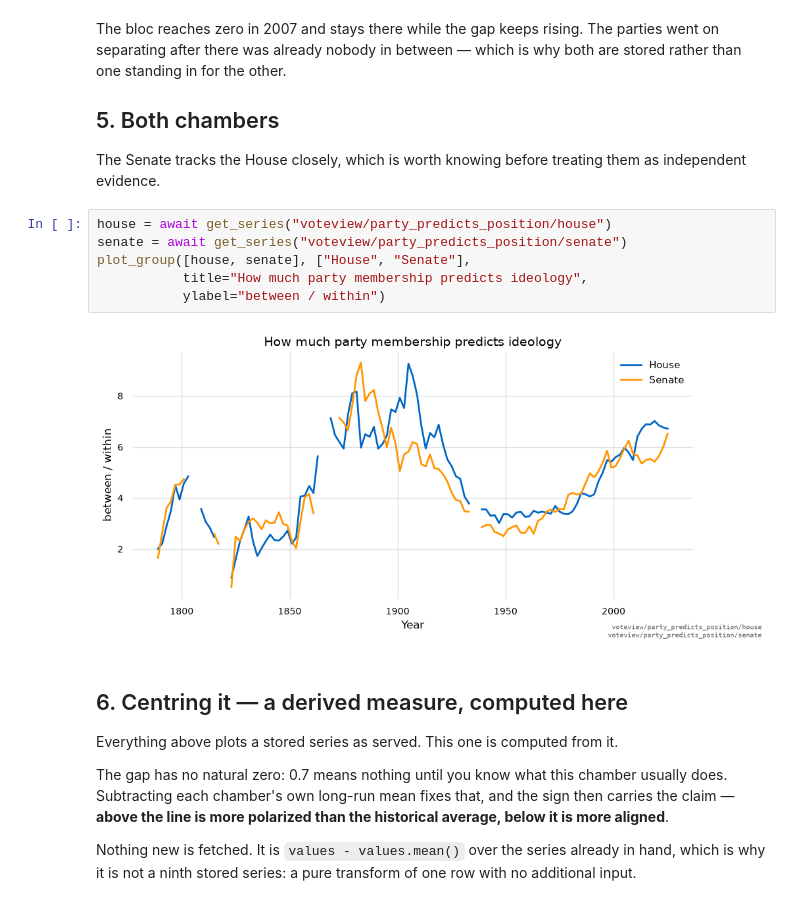
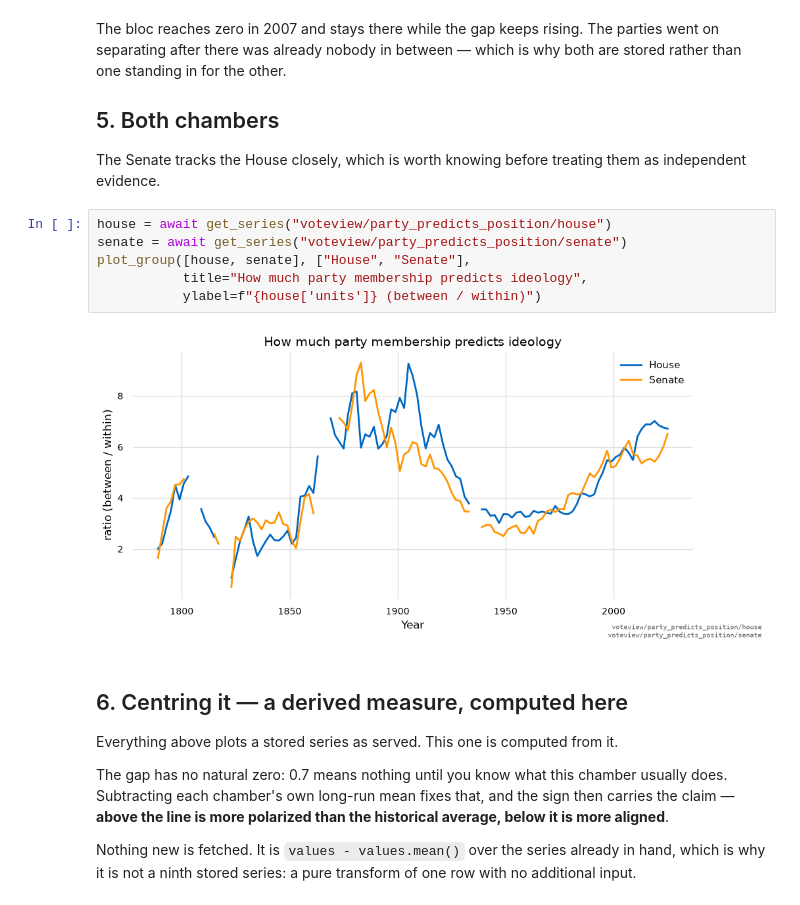
Before and after one commit to glyfish/meida, a Jupyter notebook: notebooks/voteview/walkthrough.ipynb, the cells around one changed output. Saved outputs shown, nothing was run; the diff lists cells and outputs as text.

Commit message:
Derive the ratio axis label from the series instead of asserting it
The y-axis read "between / within" while the stored units, in both
time_series_source and series_catalog, read "ratio". That string appeared
nowhere else in the repo -- it was hand-passed in the plot_group call.

Harmless as a gloss, wrong as of this morning: the figure now stamps the two
native_ids it was drawn from, so a reader can look the rows up, and the axis
disagreed with what they would find. A provenance stamp is only worth having
if the rest of the figure agrees with it. The label now interpolates the
series' own units and keeps the gloss in parentheses.

Audited the other notebooks for hardcoded axis labels over stored units:
none.

Co-Authored-By: Claude Opus 5 (1M context) <noreply@anthropic.com>

```diff
--- a/notebooks/voteview/walkthrough.ipynb
+++ b/notebooks/voteview/walkthrough.ipynb
@@ -116,11 +116,11 @@ them as independent evidence.
 # %%
 house = await get_series("voteview/party_predicts_position/house")
 senate = await get_series("voteview/party_predicts_position/senate")
 plot_group([house, senate], ["House", "Senate"],
            title="How much party membership predicts ideology",
-           ylabel="between / within")
+           ylabel=f"{house['units']} (between / within)")
 # %% [output]
-[figure, old version]
+[figure, new version]
 # %% [markdown]
 ## 6. Centring it — a derived measure, computed here
 
```
